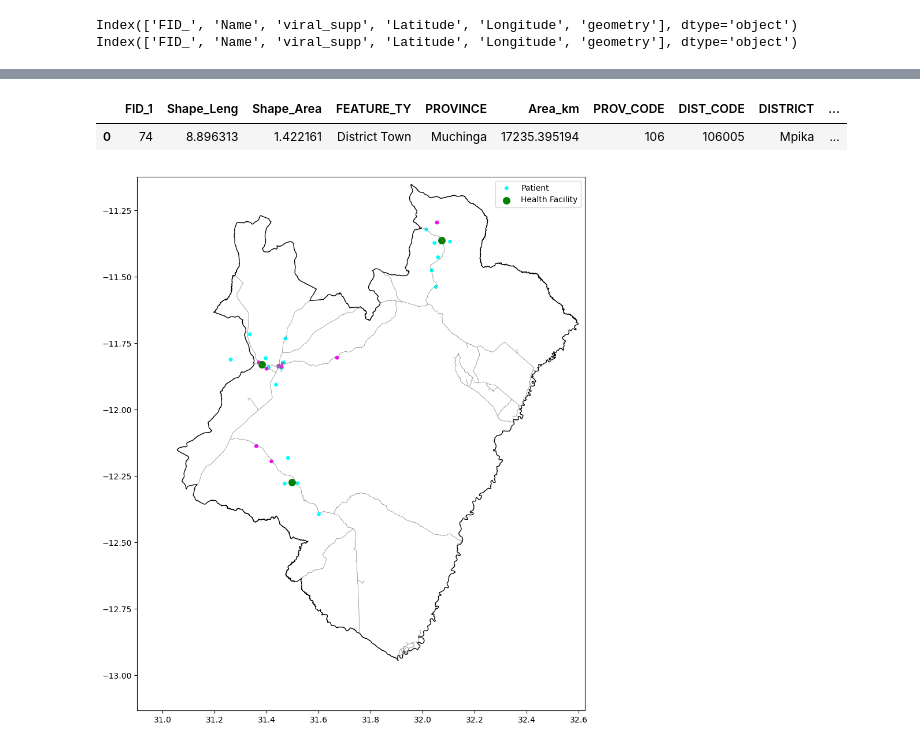
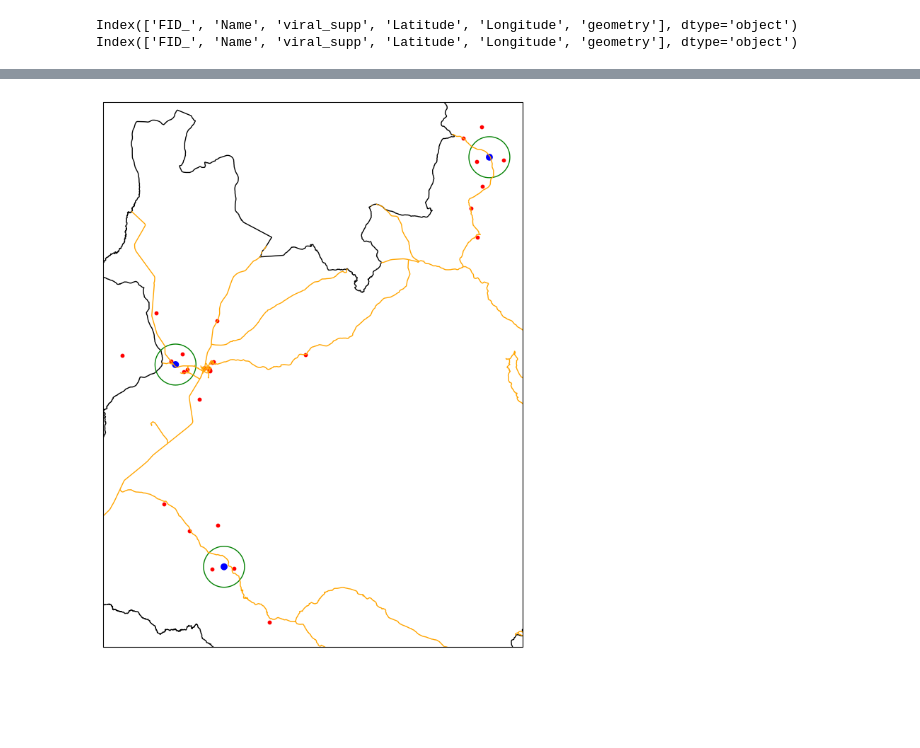
Before and after one commit to shidaNyimbili/EGM722-Project, a Jupyter notebook: egm722_projectfinal.ipynb, the cells around one changed output, grey strips where cells are left out. Drawn from its saved outputs; the diff is of its cells as text; code cells hidden in the pictures; blank space fills up the shorter version.

```diff
--- a/egm722_projectfinal.ipynb
+++ b/egm722_projectfinal.ipynb
@@ -30,6 +50,7 @@ patients =  gpd.read_file(os.path.abspath('datasets/patient.shp'))
 facilities = gpd.read_file(os.path.abspath('datasets/health_facilities.shp'))
 roads = gpd.read_file(os.path.abspath('datasets/road.shp'))
 viral_suppressions = gpd.read_file(os.path.abspath('datasets/patient.shp'))
+outline = gpd.read_file(os.path.abspath('datasets/district.shp'))
 # %%
 # Define projection
 #myCRS = ccrs.UTM(29)
@@ -129,34 +177,20 @@ gdf = gpd.read_file(os.path.abspath('datasets/district.shp'))
 # %%
-gdf
+# Define the marker size
+marker_size_patient = 10
+marker_size_facility = 50
+
+# Add the point data as a scatter plot
+ax.scatter(patients.geometry.x, patients.geometry.y, transform=crs, s=marker_size_patient, c='red',edgecolor='red', alpha=1)
+ax.scatter(facilities.geometry.x, facilities.geometry.y, transform=crs, s=marker_size_facility, c='blue',edgecolor='none', alpha=1)
+
+# Add the shapefiles to the map
+ax.add_geometries(outline['geometry'], crs=crs, facecolor='none', edgecolor='black', linewidth=1, label='Districts')
+#ax.add_geometries(patients['geometry'], crs=crs, facecolor='red', edgecolor='black', alpha=1)
+#ax.add_geometries(facilities['geometry'], crs=crs, facecolor='blue', edgecolor='none', alpha=1)
+ax.add_geometries(facilities_buffered['geometry'], crs=crs, facecolor='none', edgecolor='green', alpha=1)
+ax.add_geometries(roads['geometry'], crs=crs, facecolor='none', edgecolor='orange', linewidth=1, label='Roads')
+
+
+myFig
 # %% [output]
-|  | FID_1 | Shape_Leng | Shape_Area | FEATURE_TY | PROVINCE | Area_km | PROV_CODE | DIST_CODE | DISTRICT | ... |
-| 0 | 74 | 8.896313 | 1.422161 | District Town | Muchinga | 17235.395194 | 106 | 106005 | Mpika | ... |
+[figure, added]
-# %%
-# Create a new figure and axis
-fig, ax = plt.subplots(figsize=(10, 60))
-
-# Set the x and y limits of the axis to the bounding box
-xmin, ymin, xmax, ymax = roads.total_bounds
-buffer_size = 0.19
-ax.set_xlim(xmin-buffer_size, xmax+buffer_size)
-ax.set_ylim(ymin-buffer_size, ymax+buffer_size)
-
-# Plot patients
-patients.plot(ax=ax, markersize=15, legend=True,  column='viral_supp',cmap='cool', label='Patient')
-
-# Plot roads
-roads.plot(ax=ax, linewidth=0.5, color='grey', legend=True)
-
-# Plot health facilities and buffer
-facilities.plot(ax=ax, marker='o', markersize=70, color='green',legend=True, label='Health Facility')
-#facilities_buffer.plot(ax=ax, alpha=0.3, color='blue', label='5km Buffer')
-# Plot legend
-ax.legend()
-
-# Plot the shapefile with no fill color
-gdf.plot(ax=ax, edgecolor='black', facecolor='none')
-
-# Show the plot
-plt.show()
-# %% [output]
-[figure, removed]
```
Also changed, not shown: parts of 22 cells of this notebook, 1 other file.
